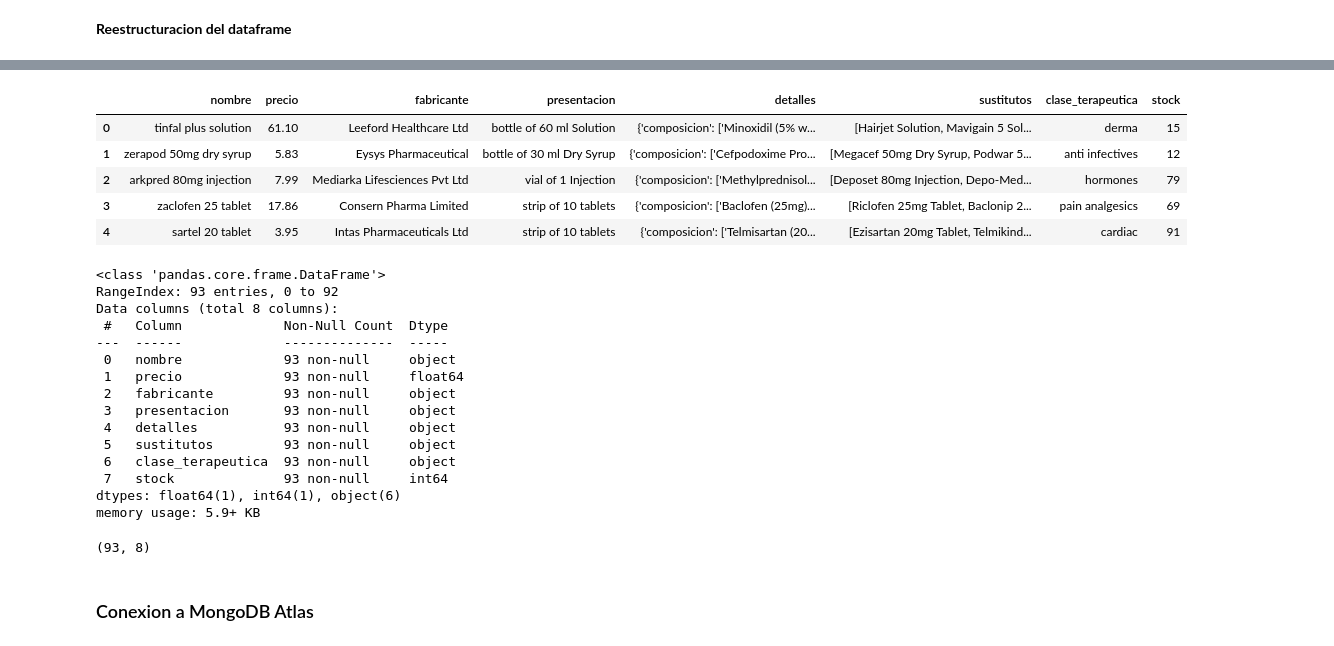
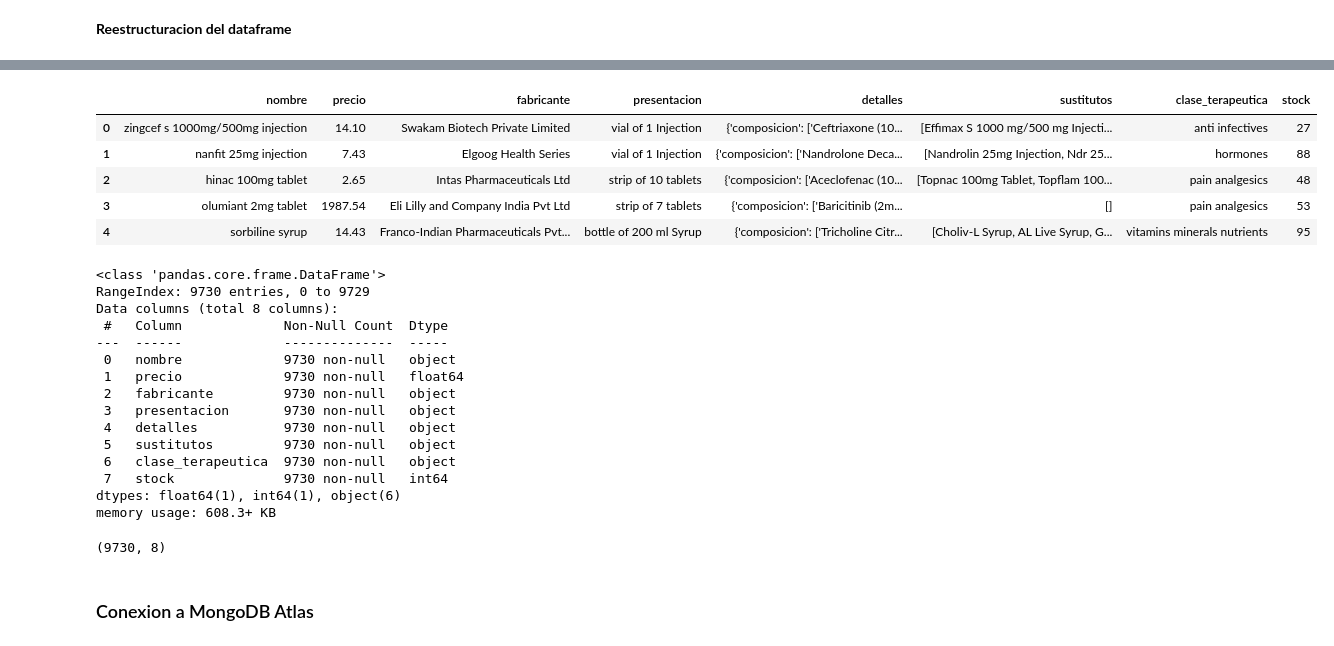
Before and after one commit to LeivaDiego/Pharmacy-MongoDB, a Jupyter notebook: Base Data/data/pharmacy base data processing.ipynb, the cells around one changed output, grey strips where cells are left out. Drawn from its saved outputs; the diff is of its cells as text; code cells hidden in the pictures.

```diff
--- a/Base Data/data/pharmacy base data processing.ipynb
+++ b/Base Data/data/pharmacy base data processing.ipynb
@@ -17,8 +17,8 @@ data2 = pd.read_csv("medicine_dataset.csv",
                   dtype={42: 'str', 43: 'str', 44: 'str', 45: 'str', 46: 'str', 47: 'str', 48: 'str'})
 
 # Tomar una muestra de 50,000 medicinas aleatorias
-df1 = data1.sample(n=5000, random_state=1)
-df2 = data2.sample(n=5000, random_state=1)
+df1 = data1.sample(n=50000, random_state=1)
+df2 = data2.sample(n=50000, random_state=1)
 # %% [markdown]
 Datasets obtenidos de:
 - https://www.kaggle.com/datasets/shudhanshusingh/250k-medicines-usage-side-effects-and-substitutes
@@ -315,55 +315,55 @@ El documento para un medicamento se vera de la siguiente manera:
 # %%
 # Preparar los datos para la nueva estructura
 new_data = df.apply(lambda x: {
     "nombre": x['nombre'],
     "precio": x['precio'],
     "fabricante": x['fabricante'],
     "presentacion": x['presentacion'],
     "detalles": {
         "composicion": [comp for comp in [x['composicion1'], x.get('composicion2', '')] if pd.notna(comp) and comp != ''],
         "efectos_secundarios": [x[f'efecto_secundario{i}'] for i in range(3) if pd.notna(x.get(f'efecto_secundario{i}', '')) and x.get(f'efecto_secundario{i}', '') != ''],
         "usos": [x[f'uso{i}'] for i in range(5) if pd.notna(x.get(f'uso{i}', '')) and x.get(f'uso{i}', '') != '']
     },
     "sustitutos": [x[f'sustituto{i}'] for i in range(5) if pd.notna(x.get(f'sustituto{i}', '')) and x.get(f'sustituto{i}', '') != ''],
     "clase_terapeutica": x['clase_terapeutica'],
-    "stock": np.random.randint(10,101)
+    "stock": np.random.randint(5,101)
 }, axis=1).tolist()
 
 
 
 # Crear un nuevo DataFrame con la estructura deseada
 final_df = pd.DataFrame(new_data)
 
 final_df.head()
 # %% [output]
 |  | nombre | precio | fabricante | presentacion | detalles | sustitutos | clase_terapeutica | stock |
-| 0 | tinfal plus solution | 61.10 | Leeford Healthcare Ltd | bottle of 60 ml Solution | {'composicion': ['Minoxidil (5% w... | [Hairjet Solution, Mavigain 5 Sol... | derma | 15 |
-| 1 | zerapod 50mg dry syrup | 5.83 | Eysys Pharmaceutical | bottle of 30 ml Dry Syrup | {'composicion': ['Cefpodoxime Pro... | [Megacef 50mg Dry Syrup, Podwar 5... | anti infectives | 12 |
-| 2 | arkpred 80mg injection | 7.99 | Mediarka Lifesciences Pvt Ltd | vial of 1 Injection | {'composicion': ['Methylprednisol... | [Deposet 80mg Injection, Depo-Med... | hormones | 79 |
-| 3 | zaclofen 25 tablet | 17.86 | Consern Pharma Limited | strip of 10 tablets | {'composicion': ['Baclofen (25mg)... | [Riclofen 25mg Tablet, Baclonip 2... | pain analgesics | 69 |
-| 4 | sartel 20 tablet | 3.95 | Intas Pharmaceuticals Ltd | strip of 10 tablets | {'composicion': ['Telmisartan (20... | [Ezisartan 20mg Tablet, Telmikind... | cardiac | 91 |
+| 0 | zingcef s 1000mg/500mg injection | 14.10 | Swakam Biotech Private Limited | vial of 1 Injection | {'composicion': ['Ceftriaxone (10... | [Effimax S 1000 mg/500 mg Injecti... | anti infectives | 27 |
+| 1 | nanfit 25mg injection | 7.43 | Elgoog Health Series | vial of 1 Injection | {'composicion': ['Nandrolone Deca... | [Nandrolin 25mg Injection, Ndr 25... | hormones | 88 |
+| 2 | hinac 100mg tablet | 2.65 | Intas Pharmaceuticals Ltd | strip of 10 tablets | {'composicion': ['Aceclofenac (10... | [Topnac 100mg Tablet, Topflam 100... | pain analgesics | 48 |
+| 3 | olumiant 2mg tablet | 1987.54 | Eli Lilly and Company India Pvt Ltd | strip of 7 tablets | {'composicion': ['Baricitinib (2m... | [] | pain analgesics | 53 |
+| 4 | sorbiline syrup | 14.43 | Franco-Indian Pharmaceuticals Pvt... | bottle of 200 ml Syrup | {'composicion': ['Tricholine Citr... | [Choliv-L Syrup, AL Live Syrup, G... | vitamins minerals nutrients | 95 |
 # %%
 final_df.info()
 # %% [output]
 <class 'pandas.core.frame.DataFrame'>
-RangeIndex: 93 entries, 0 to 92
+RangeIndex: 9730 entries, 0 to 9729
 Data columns (total 8 columns):
  #   Column             Non-Null Count  Dtype
 ---  ------             --------------  -----
- 0   nombre             93 non-null     object
- 1   precio             93 non-null     float64
- 2   fabricante         93 non-null     object
- 3   presentacion       93 non-null     object
- 4   detalles           93 non-null     object
- 5   sustitutos         93 non-null     object
- 6   clase_terapeutica  93 non-null     object
- 7   stock              93 non-null     int64
+ 0   nombre             9730 non-null   object
+ 1   precio             9730 non-null   float64
+ 2   fabricante         9730 non-null   object
+ 3   presentacion       9730 non-null   object
+ 4   detalles           9730 non-null   object
+ 5   sustitutos         9730 non-null   object
+ 6   clase_terapeutica  9730 non-null   object
+ 7   stock              9730 non-null   int64
 dtypes: float64(1), int64(1), object(6)
-memory usage: 5.9+ KB
+memory usage: 608.3+ KB
 # %%
 final_df.shape
 # %% [output]
-(93, 8)
+(9730, 8)
 # %% [markdown]
 ### Conexion a MongoDB Atlas
 # %%
```
Also changed, not shown: parts of 14 cells of this notebook, 5 other files.
